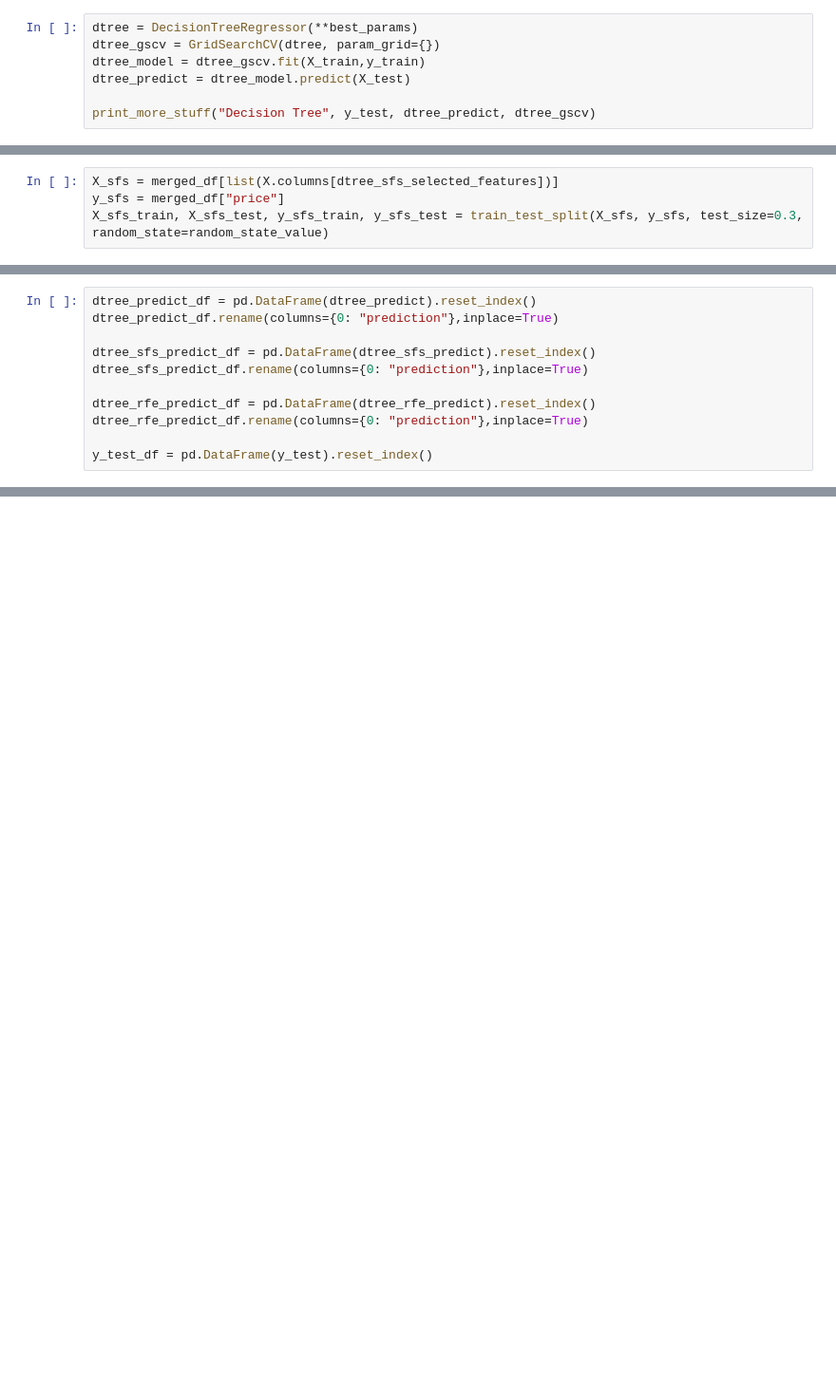
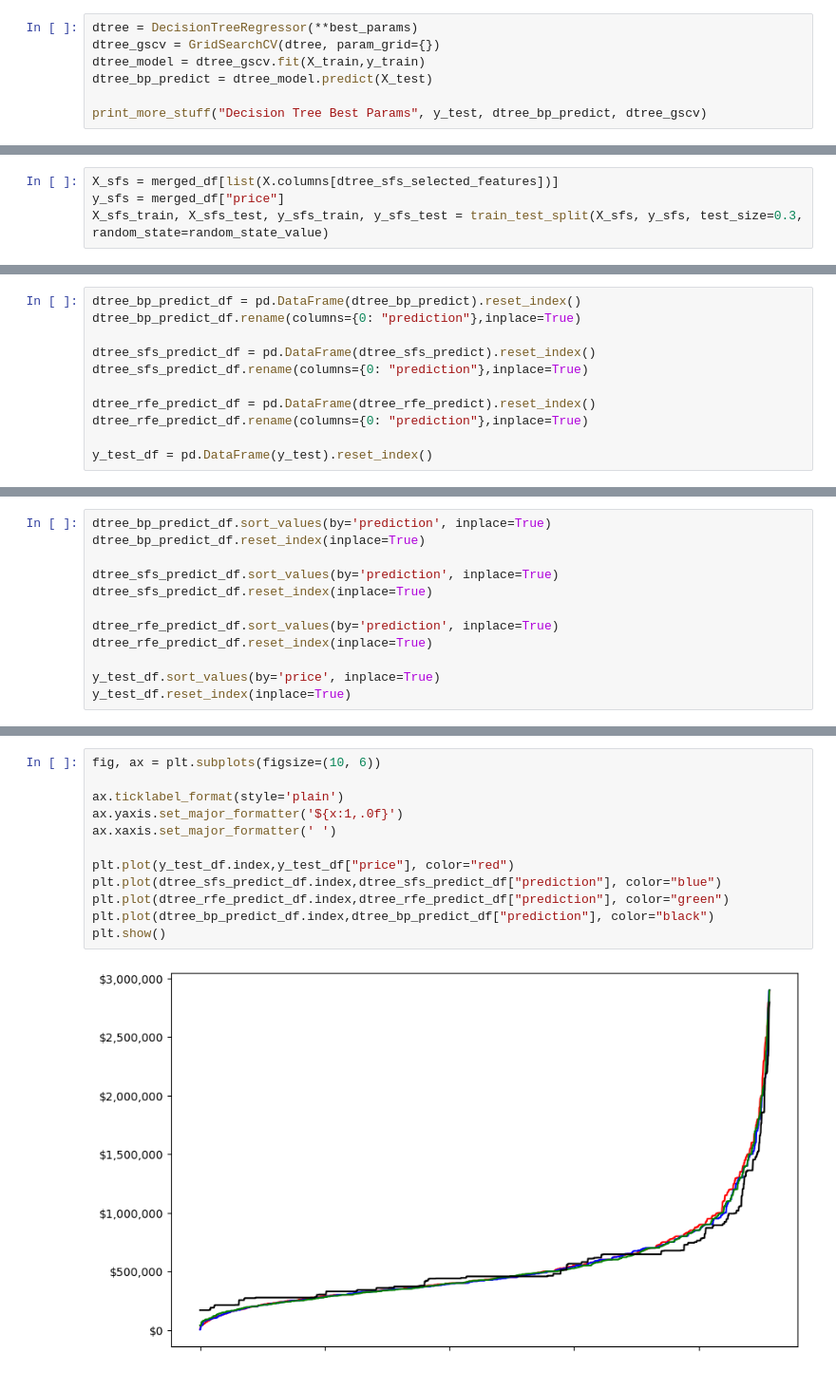
Before and after one commit to jiml-mlai-bootcamp-ucberkeley/Capstone_1, a Jupyter notebook: nj/Decision Tree LongLat.ipynb, the cells around one changed output, grey strips where cells are left out. Shown: that part at 95% size. Cells and saved outputs as stored; diff of their text form; blank space fills up the shorter version.

```diff
--- a/nj/Decision Tree LongLat.ipynb
+++ b/nj/Decision Tree LongLat.ipynb
@@ -129,7 +135,7 @@ best_params
 dtree = DecisionTreeRegressor(**best_params)
 dtree_gscv = GridSearchCV(dtree, param_grid={})
 dtree_model = dtree_gscv.fit(X_train,y_train)
-dtree_predict = dtree_model.predict(X_test)
+dtree_bp_predict = dtree_model.predict(X_test)
 
-print_more_stuff("Decision Tree", y_test, dtree_predict, dtree_gscv)
+print_more_stuff("Decision Tree Best Params", y_test, dtree_bp_predict, dtree_gscv)
 # %% [output]
@@ -200,6 +214,6 @@ Sequential Feature Selector Fit Time = 0.024577951431274413
 # %%
-dtree_predict_df = pd.DataFrame(dtree_predict).reset_index()
-dtree_predict_df.rename(columns={0: "prediction"},inplace=True)
+dtree_bp_predict_df = pd.DataFrame(dtree_bp_predict).reset_index()
+dtree_bp_predict_df.rename(columns={0: "prediction"},inplace=True)
 
 dtree_sfs_predict_df = pd.DataFrame(dtree_sfs_predict).reset_index()
 dtree_sfs_predict_df.rename(columns={0: "prediction"},inplace=True)
@@ -235,0 +256,12 @@ plt.show()
+# %%
+dtree_bp_predict_df.sort_values(by='prediction', inplace=True)
+dtree_bp_predict_df.reset_index(inplace=True)
+
+dtree_sfs_predict_df.sort_values(by='prediction', inplace=True)
+dtree_sfs_predict_df.reset_index(inplace=True)
+
+dtree_rfe_predict_df.sort_values(by='prediction', inplace=True)
+dtree_rfe_predict_df.reset_index(inplace=True)
+
+y_test_df.sort_values(by='price', inplace=True)
+y_test_df.reset_index(inplace=True)
@@ -235,0 +270,14 @@ plt.show()
+# %%
+fig, ax = plt.subplots(figsize=(10, 6))
+
+ax.ticklabel_format(style='plain')
+ax.yaxis.set_major_formatter('${x:1,.0f}')
+ax.xaxis.set_major_formatter(' ')
+
+plt.plot(y_test_df.index,y_test_df["price"], color="red")
+plt.plot(dtree_sfs_predict_df.index,dtree_sfs_predict_df["prediction"], color="blue")
+plt.plot(dtree_rfe_predict_df.index,dtree_rfe_predict_df["prediction"], color="green")
+plt.plot(dtree_bp_predict_df.index,dtree_bp_predict_df["prediction"], color="black")
+plt.show()
+# %% [output]
+[figure, added]
```
Also changed, not shown: parts of 21 cells of this notebook, 2 other files.
